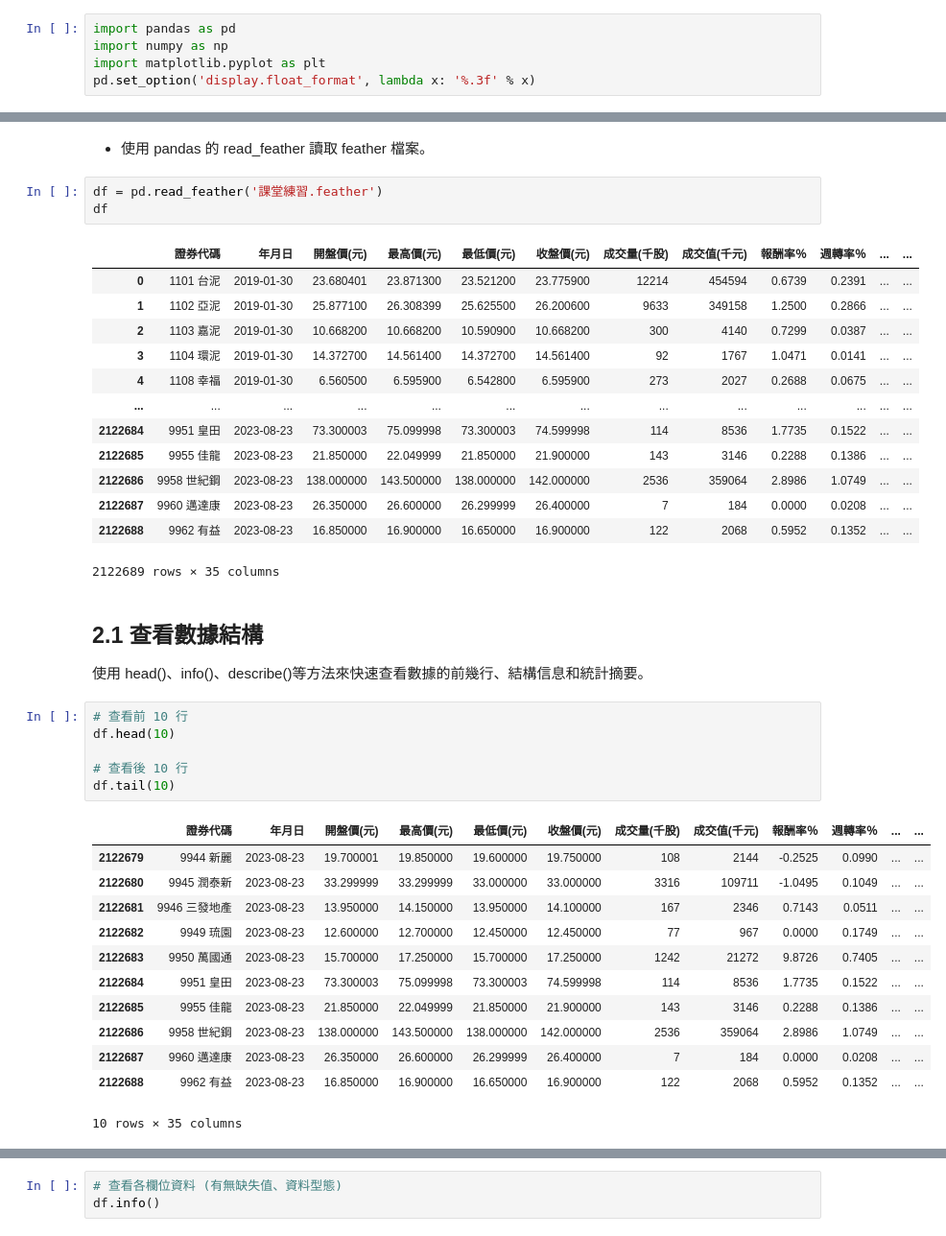
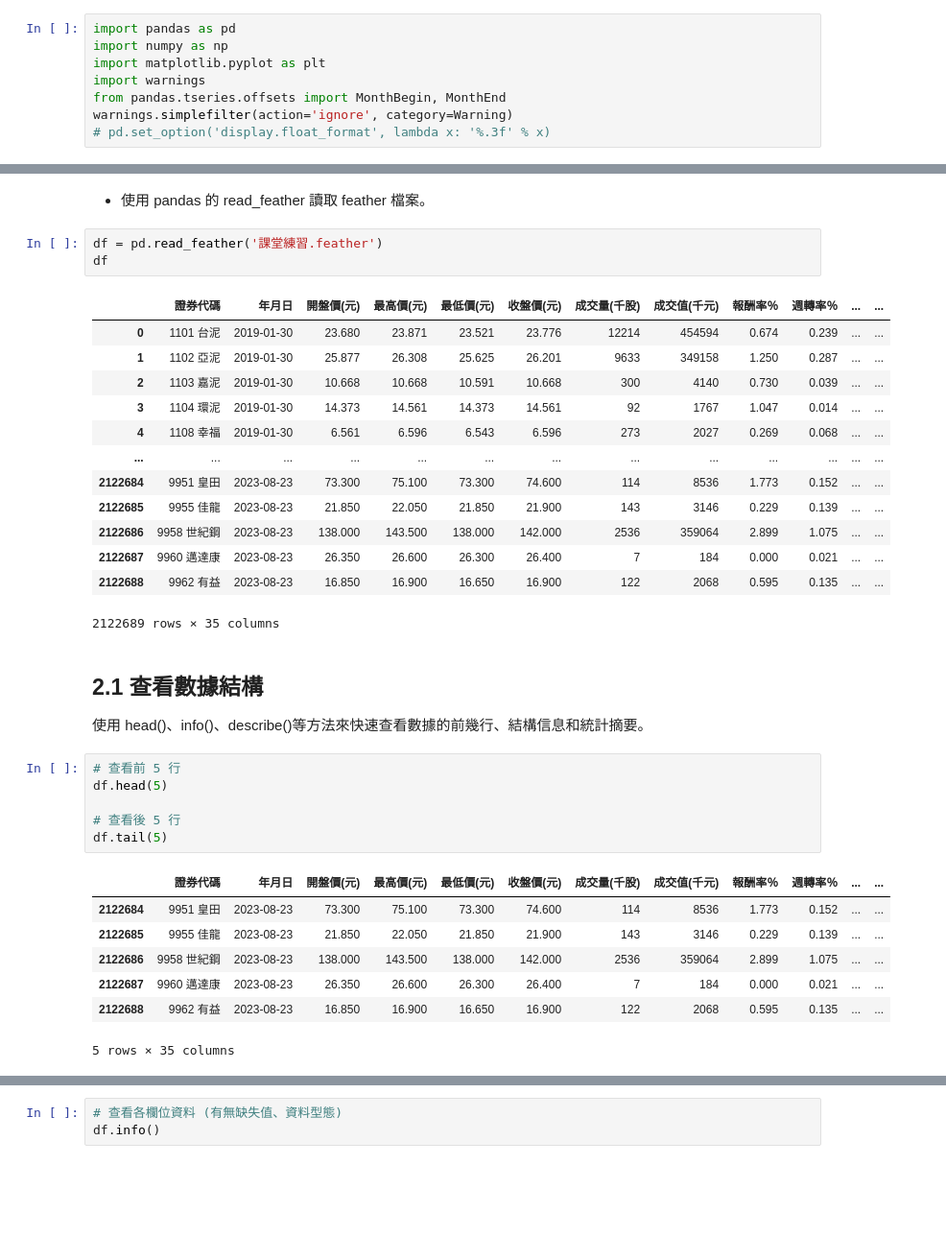
Before and after one commit to Wayne0807/FCU, a Jupyter notebook: 課堂練習.ipynb, the cells around one changed output, grey strips where cells are left out. Shown: that part at 96% size. Saved outputs shown, nothing was run; the diff lists cells and outputs as text; blank space fills up the shorter version.

```diff
--- a/課堂練習.ipynb
+++ b/課堂練習.ipynb
@@ -11,7 +11,10 @@
 import pandas as pd
 import numpy as np
 import matplotlib.pyplot as plt
-pd.set_option('display.float_format', lambda x: '%.3f' % x)
+import warnings
+from pandas.tseries.offsets import MonthBegin, MonthEnd
+warnings.simplefilter(action='ignore', category=Warning)
+# pd.set_option('display.float_format', lambda x: '%.3f' % x)
 # %% [markdown]
 # 2.0 資料前處理
 # %% [markdown]
@@ -21,41 +24,36 @@ df = pd.read_feather('課堂練習.feather')
 df
 # %% [output]
 |  | 證券代碼 | 年月日 | 開盤價(元) | 最高價(元) | 最低價(元) | 收盤價(元) | 成交量(千股) | 成交值(千元) | 報酬率％ | 週轉率％ | ... | ... |
-| 0 | 1101 台泥 | 2019-01-30 | 23.680401 | 23.871300 | 23.521200 | 23.775900 | 12214 | 454594 | 0.6739 | 0.2391 | ... | ... |
-| 1 | 1102 亞泥 | 2019-01-30 | 25.877100 | 26.308399 | 25.625500 | 26.200600 | 9633 | 349158 | 1.2500 | 0.2866 | ... | ... |
-| 2 | 1103 嘉泥 | 2019-01-30 | 10.668200 | 10.668200 | 10.590900 | 10.668200 | 300 | 4140 | 0.7299 | 0.0387 | ... | ... |
-| 3 | 1104 環泥 | 2019-01-30 | 14.372700 | 14.561400 | 14.372700 | 14.561400 | 92 | 1767 | 1.0471 | 0.0141 | ... | ... |
-| 4 | 1108 幸福 | 2019-01-30 | 6.560500 | 6.595900 | 6.542800 | 6.595900 | 273 | 2027 | 0.2688 | 0.0675 | ... | ... |
+| 0 | 1101 台泥 | 2019-01-30 | 23.680 | 23.871 | 23.521 | 23.776 | 12214 | 454594 | 0.674 | 0.239 | ... | ... |
+| 1 | 1102 亞泥 | 2019-01-30 | 25.877 | 26.308 | 25.625 | 26.201 | 9633 | 349158 | 1.250 | 0.287 | ... | ... |
+| 2 | 1103 嘉泥 | 2019-01-30 | 10.668 | 10.668 | 10.591 | 10.668 | 300 | 4140 | 0.730 | 0.039 | ... | ... |
+| 3 | 1104 環泥 | 2019-01-30 | 14.373 | 14.561 | 14.373 | 14.561 | 92 | 1767 | 1.047 | 0.014 | ... | ... |
+| 4 | 1108 幸福 | 2019-01-30 | 6.561 | 6.596 | 6.543 | 6.596 | 273 | 2027 | 0.269 | 0.068 | ... | ... |
 | ... | ... | ... | ... | ... | ... | ... | ... | ... | ... | ... | ... | ... |
-| 2122684 | 9951 皇田 | 2023-08-23 | 73.300003 | 75.099998 | 73.300003 | 74.599998 | 114 | 8536 | 1.7735 | 0.1522 | ... | ... |
-| 2122685 | 9955 佳龍 | 2023-08-23 | 21.850000 | 22.049999 | 21.850000 | 21.900000 | 143 | 3146 | 0.2288 | 0.1386 | ... | ... |
-| 2122686 | 9958 世紀鋼 | 2023-08-23 | 138.000000 | 143.500000 | 138.000000 | 142.000000 | 2536 | 359064 | 2.8986 | 1.0749 | ... | ... |
-| 2122687 | 9960 邁達康 | 2023-08-23 | 26.350000 | 26.600000 | 26.299999 | 26.400000 | 7 | 184 | 0.0000 | 0.0208 | ... | ... |
-| 2122688 | 9962 有益 | 2023-08-23 | 16.850000 | 16.900000 | 16.650000 | 16.900000 | 122 | 2068 | 0.5952 | 0.1352 | ... | ... |
+| 2122684 | 9951 皇田 | 2023-08-23 | 73.300 | 75.100 | 73.300 | 74.600 | 114 | 8536 | 1.773 | 0.152 | ... | ... |
+| 2122685 | 9955 佳龍 | 2023-08-23 | 21.850 | 22.050 | 21.850 | 21.900 | 143 | 3146 | 0.229 | 0.139 | ... | ... |
+| 2122686 | 9958 世紀鋼 | 2023-08-23 | 138.000 | 143.500 | 138.000 | 142.000 | 2536 | 359064 | 2.899 | 1.075 | ... | ... |
+| 2122687 | 9960 邁達康 | 2023-08-23 | 26.350 | 26.600 | 26.300 | 26.400 | 7 | 184 | 0.000 | 0.021 | ... | ... |
+| 2122688 | 9962 有益 | 2023-08-23 | 16.850 | 16.900 | 16.650 | 16.900 | 122 | 2068 | 0.595 | 0.135 | ... | ... |
 2122689 rows × 35 columns
 # %% [markdown]
 ## 2.1 查看數據結構
 
 使用 head()、info()、describe()等方法來快速查看數據的前幾行、結構信息和統計摘要。
 # %%
-# 查看前 10 行
-df.head(10)
+# 查看前 5 行
+df.head(5)
 
-# 查看後 10 行
-df.tail(10)
+# 查看後 5 行
+df.tail(5)
 # %% [output]
 |  | 證券代碼 | 年月日 | 開盤價(元) | 最高價(元) | 最低價(元) | 收盤價(元) | 成交量(千股) | 成交值(千元) | 報酬率％ | 週轉率％ | ... | ... |
-| 2122679 | 9944 新麗 | 2023-08-23 | 19.700001 | 19.850000 | 19.600000 | 19.750000 | 108 | 2144 | -0.2525 | 0.0990 | ... | ... |
-| 2122680 | 9945 潤泰新 | 2023-08-23 | 33.299999 | 33.299999 | 33.000000 | 33.000000 | 3316 | 109711 | -1.0495 | 0.1049 | ... | ... |
-| 2122681 | 9946 三發地產 | 2023-08-23 | 13.950000 | 14.150000 | 13.950000 | 14.100000 | 167 | 2346 | 0.7143 | 0.0511 | ... | ... |
-| 2122682 | 9949 琉園 | 2023-08-23 | 12.600000 | 12.700000 | 12.450000 | 12.450000 | 77 | 967 | 0.0000 | 0.1749 | ... | ... |
-| 2122683 | 9950 萬國通 | 2023-08-23 | 15.700000 | 17.250000 | 15.700000 | 17.250000 | 1242 | 21272 | 9.8726 | 0.7405 | ... | ... |
-| 2122684 | 9951 皇田 | 2023-08-23 | 73.300003 | 75.099998 | 73.300003 | 74.599998 | 114 | 8536 | 1.7735 | 0.1522 | ... | ... |
-| 2122685 | 9955 佳龍 | 2023-08-23 | 21.850000 | 22.049999 | 21.850000 | 21.900000 | 143 | 3146 | 0.2288 | 0.1386 | ... | ... |
-| 2122686 | 9958 世紀鋼 | 2023-08-23 | 138.000000 | 143.500000 | 138.000000 | 142.000000 | 2536 | 359064 | 2.8986 | 1.0749 | ... | ... |
-| 2122687 | 9960 邁達康 | 2023-08-23 | 26.350000 | 26.600000 | 26.299999 | 26.400000 | 7 | 184 | 0.0000 | 0.0208 | ... | ... |
-| 2122688 | 9962 有益 | 2023-08-23 | 16.850000 | 16.900000 | 16.650000 | 16.900000 | 122 | 2068 | 0.5952 | 0.1352 | ... | ... |
+| 2122684 | 9951 皇田 | 2023-08-23 | 73.300 | 75.100 | 73.300 | 74.600 | 114 | 8536 | 1.773 | 0.152 | ... | ... |
+| 2122685 | 9955 佳龍 | 2023-08-23 | 21.850 | 22.050 | 21.850 | 21.900 | 143 | 3146 | 0.229 | 0.139 | ... | ... |
+| 2122686 | 9958 世紀鋼 | 2023-08-23 | 138.000 | 143.500 | 138.000 | 142.000 | 2536 | 359064 | 2.899 | 1.075 | ... | ... |
+| 2122687 | 9960 邁達康 | 2023-08-23 | 26.350 | 26.600 | 26.300 | 26.400 | 7 | 184 | 0.000 | 0.021 | ... | ... |
+| 2122688 | 9962 有益 | 2023-08-23 | 16.850 | 16.900 | 16.650 | 16.900 | 122 | 2068 | 0.595 | 0.135 | ... | ... |
-10 rows × 35 columns
+5 rows × 35 columns
 # %%
 # 篩選符合特定條件的資料行
 df[df['證券代碼'] == '1101 台泥']
```
Also changed, not shown: parts of 60 cells of this notebook.
